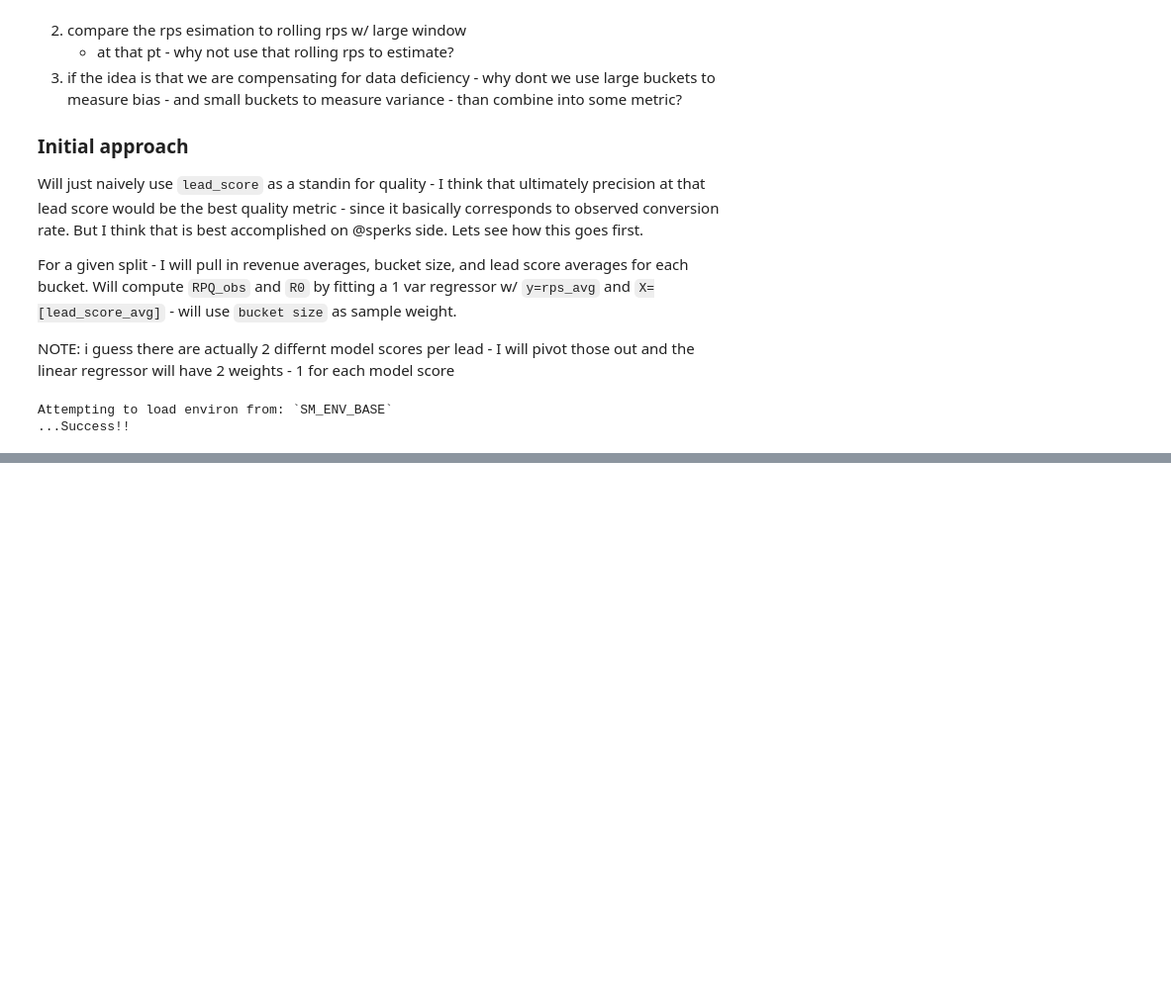
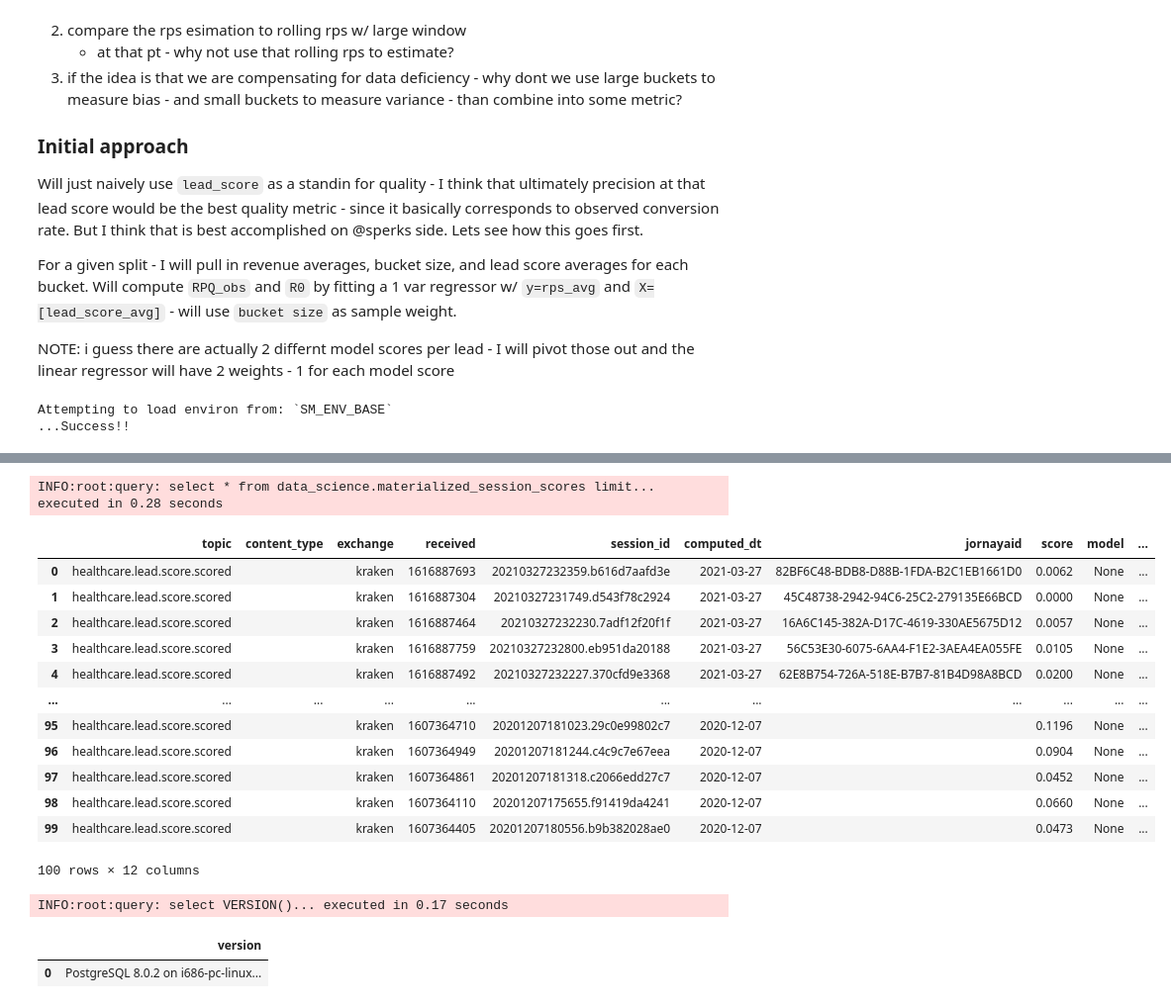
Before and after one commit to pkrishnamurthy1007/adtech, a Jupyter notebook: notebooks/aduriseti_shared/rps_est.ipynb, the cells around one changed output, grey strips where cells are left out. Shown at 99% size. Saved outputs shown, nothing was run; the diff lists cells and outputs as text; code cells hidden in the pictures; blank space fills up the shorter version.

Commit message:
created function to manage materialized lead score

```diff
--- a/notebooks/aduriseti_shared/rps_est.ipynb
+++ b/notebooks/aduriseti_shared/rps_est.ipynb
@@ -179,0 +83,34 @@ INFO:root:query: SELECT r.topic, r.content_type, r.exchange, r.received, r.bo...
+# %%
+from models.data.queries.lead_score import \
+    refresh_session_scores, \
+    SCHEMA as DS_SCHEMA, \
+    SCORE_TABLE
+# df = refresh_session_scores(NOW-360*DAY,NOW)
+# df
+
+with HealthcareDW() as db:
+    df = db.to_df(f"select * from {DS_SCHEMA}.{SCORE_TABLE} limit 100")
+df
+# %% [output]
+INFO:root:query: select * from data_science.materialized_session_scores limit... executed in 0.28 seconds
+|  | topic | content_type | exchange | received | session_id | computed_dt | jornayaid | score | model | ... |
+| 0 | healthcare.lead.score.scored |  | kraken | 1616887693 | 20210327232359.b616d7aafd3e | 2021-03-27 | 82BF6C48-BDB8-D88B-1FDA-B2C1EB1661D0 | 0.0062 | None | ... |
+| 1 | healthcare.lead.score.scored |  | kraken | 1616887304 | 20210327231749.d543f78c2924 | 2021-03-27 | 45C48738-2942-94C6-25C2-279135E66BCD | 0.0000 | None | ... |
+| 2 | healthcare.lead.score.scored |  | kraken | 1616887464 | 20210327232230.7adf12f20f1f | 2021-03-27 | 16A6C145-382A-D17C-4619-330AE5675D12 | 0.0057 | None | ... |
+| 3 | healthcare.lead.score.scored |  | kraken | 1616887759 | 20210327232800.eb951da20188 | 2021-03-27 | 56C53E30-6075-6AA4-F1E2-3AEA4EA055FE | 0.0105 | None | ... |
+| 4 | healthcare.lead.score.scored |  | kraken | 1616887492 | 20210327232227.370cfd9e3368 | 2021-03-27 | 62E8B754-726A-518E-B7B7-81B4D98A8BCD | 0.0200 | None | ... |
+| ... | ... | ... | ... | ... | ... | ... | ... | ... | ... | ... |
+| 95 | healthcare.lead.score.scored |  | kraken | 1607364710 | 20201207181023.29c0e99802c7 | 2020-12-07 |  | 0.1196 | None | ... |
+| 96 | healthcare.lead.score.scored |  | kraken | 1607364949 | 20201207181244.c4c9c7e67eea | 2020-12-07 |  | 0.0904 | None | ... |
+| 97 | healthcare.lead.score.scored |  | kraken | 1607364861 | 20201207181318.c2066edd27c7 | 2020-12-07 |  | 0.0452 | None | ... |
+| 98 | healthcare.lead.score.scored |  | kraken | 1607364110 | 20201207175655.f91419da4241 | 2020-12-07 |  | 0.0660 | None | ... |
+| 99 | healthcare.lead.score.scored |  | kraken | 1607364405 | 20201207180556.b9b382028ae0 | 2020-12-07 |  | 0.0473 | None | ... |
+100 rows × 12 columns
+# %%
+with HealthcareDW() as db:
+    df = db.to_df(f"""select VERSION()""")
+df
+# %% [output]
+INFO:root:query: select VERSION()... executed in 0.17 seconds
+|  | version |
+| 0 | PostgreSQL 8.0.2 on i686-pc-linux... |
```
Also changed, not shown: parts of 6 cells of this notebook, 1 other file.
